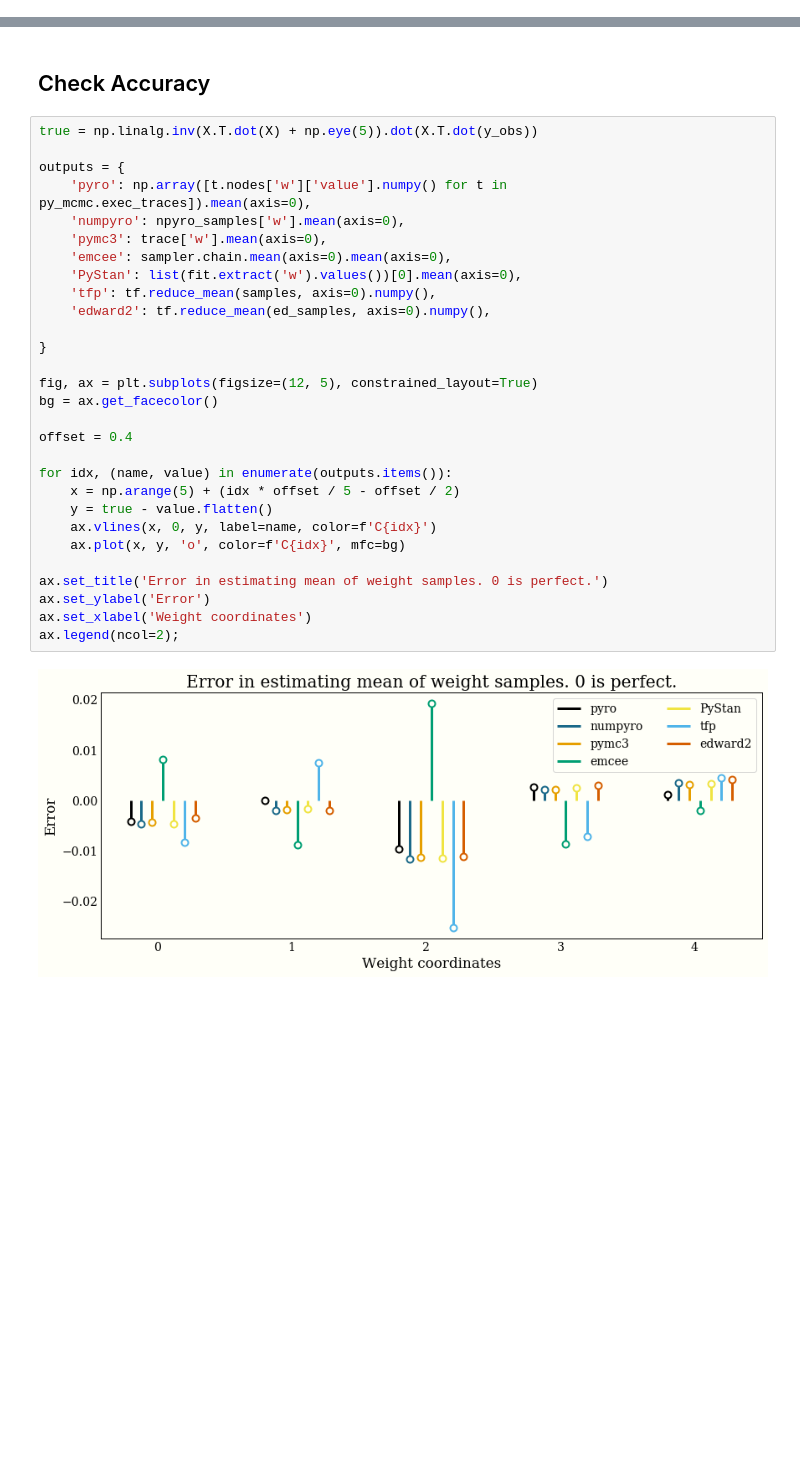
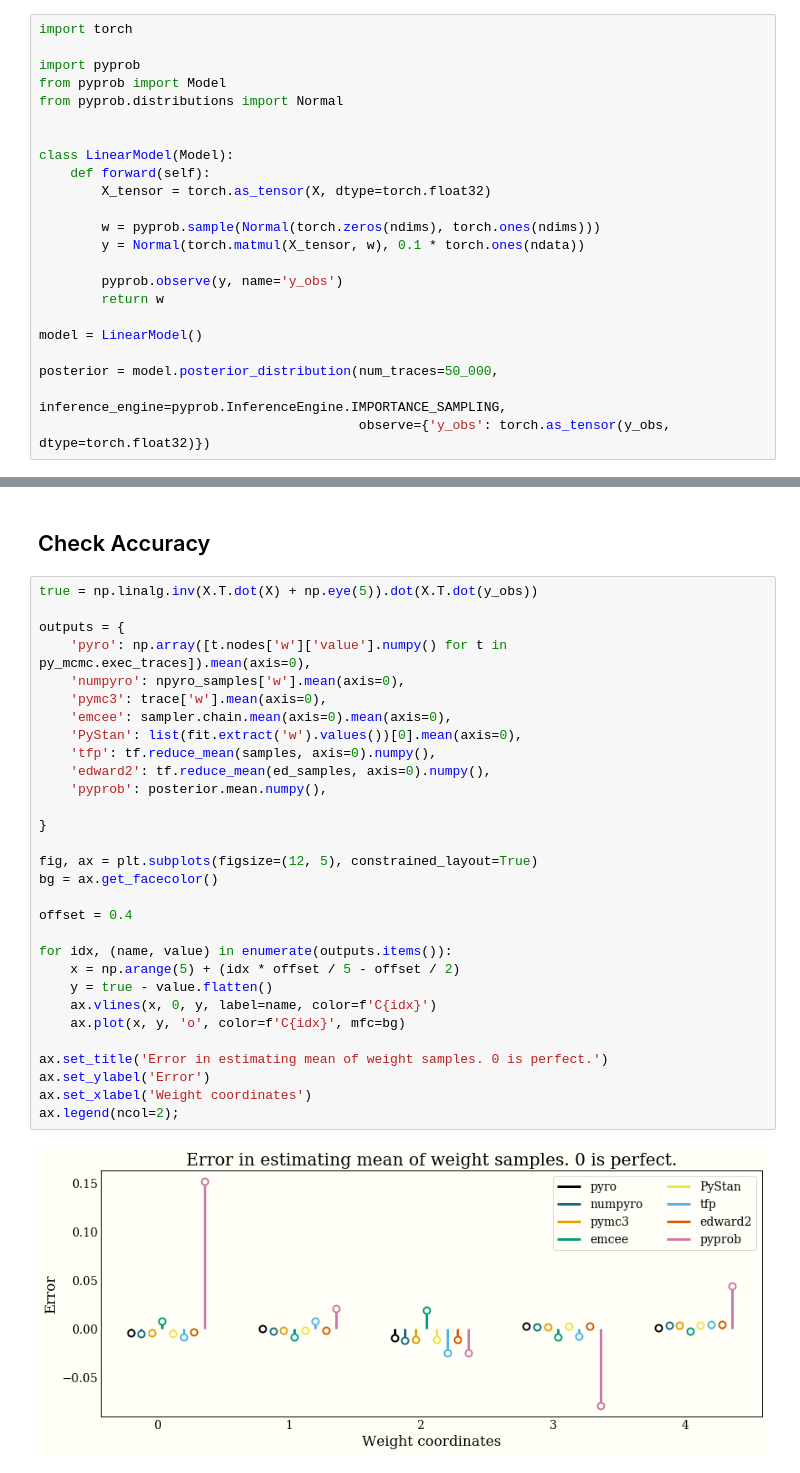
Before and after one commit to ColCarroll/ppl-api, a Jupyter notebook: notebooks/different_ppls.ipynb, the cells around one changed output, grey strips where cells are left out. Saved outputs shown, nothing was run; the diff lists cells and outputs as text; blank space fills up the shorter version.

Commit message:
Add pyprob

```diff
--- a/notebooks/different_ppls.ipynb
+++ b/notebooks/different_ppls.ipynb
@@ -329,0 +334,23 @@ npyro_samples = mcmc(num_warmup, num_samples, init_params,
+# %%
+import torch
+
+import pyprob
+from pyprob import Model
+from pyprob.distributions import Normal
+
+
+class LinearModel(Model):
+    def forward(self):
+        X_tensor = torch.as_tensor(X, dtype=torch.float32)
+
+        w = pyprob.sample(Normal(torch.zeros(ndims), torch.ones(ndims)))
+        y = Normal(torch.matmul(X_tensor, w), 0.1 * torch.ones(ndata))
+
+        pyprob.observe(y, name='y_obs')
+        return w
+
+model = LinearModel()
+
+posterior = model.posterior_distribution(num_traces=50_000,
+                                         inference_engine=pyprob.InferenceEngine.IMPORTANCE_SAMPLING,
+                                         observe={'y_obs': torch.as_tensor(y_obs, dtype=torch.float32)})
@@ -332,31 +362,32 @@ npyro_samples = mcmc(num_warmup, num_samples, init_params,
 # %%
 true = np.linalg.inv(X.T.dot(X) + np.eye(5)).dot(X.T.dot(y_obs))
 
 outputs = {
     'pyro': np.array([t.nodes['w']['value'].numpy() for t in py_mcmc.exec_traces]).mean(axis=0),
     'numpyro': npyro_samples['w'].mean(axis=0),
     'pymc3': trace['w'].mean(axis=0),
     'emcee': sampler.chain.mean(axis=0).mean(axis=0),
     'PyStan': list(fit.extract('w').values())[0].mean(axis=0),
     'tfp': tf.reduce_mean(samples, axis=0).numpy(),
     'edward2': tf.reduce_mean(ed_samples, axis=0).numpy(),
+    'pyprob': posterior.mean.numpy(),
 
 }
 
 fig, ax = plt.subplots(figsize=(12, 5), constrained_layout=True)
 bg = ax.get_facecolor()
 
 offset = 0.4
 
 for idx, (name, value) in enumerate(outputs.items()):
     x = np.arange(5) + (idx * offset / 5 - offset / 2)
     y = true - value.flatten()
     ax.vlines(x, 0, y, label=name, color=f'C{idx}')
     ax.plot(x, y, 'o', color=f'C{idx}', mfc=bg)
 
 ax.set_title('Error in estimating mean of weight samples. 0 is perfect.')
 ax.set_ylabel('Error')
 ax.set_xlabel('Weight coordinates')
 ax.legend(ncol=2);
 # %% [output]
-[figure, old version]
+[figure, new version]
```
Also changed, not shown: parts of 2 cells of this notebook, 2 other files.
